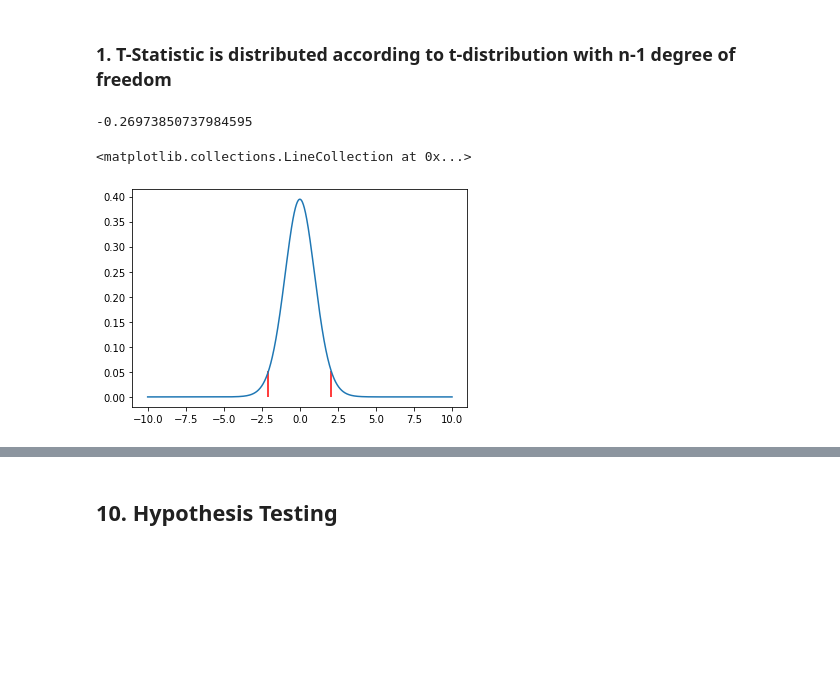
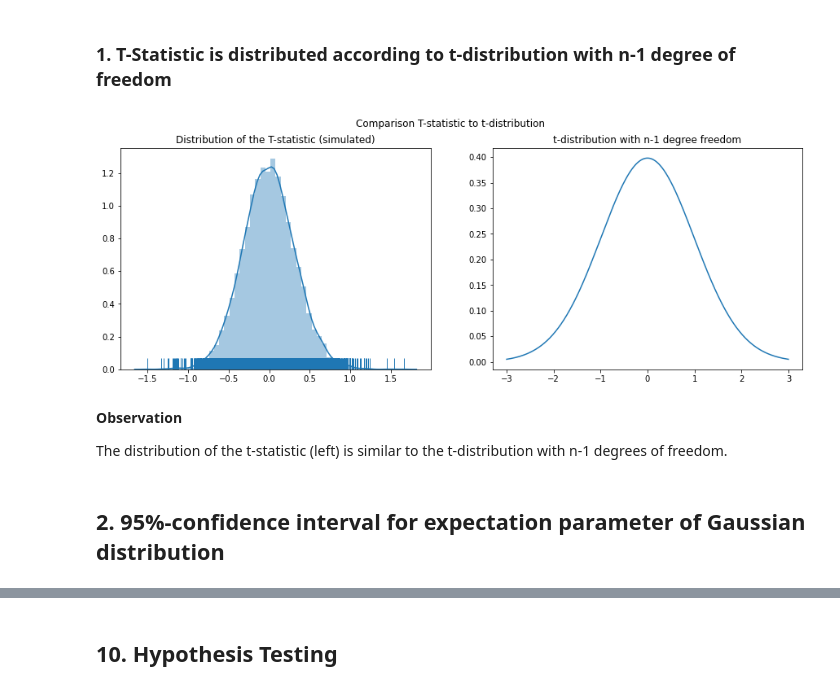
Before and after one commit to DorotheaMueller/statistics_assignments, a Jupyter notebook: ex_2.ipynb, the cells around one changed output, grey strips where cells are left out. Saved outputs shown, nothing was run; the diff lists cells and outputs as text; code cells hidden in the pictures; blank space fills up the shorter version.

```diff
--- a/ex_2.ipynb
+++ b/ex_2.ipynb
@@ -556,7 +558,14 @@ def t_test_statistic(n, sample, mu):
     """Return standard two-sided t-test statistic, slides p.22 (14)."""
     return np.sqrt(n)/np.var(sample, ddof = 1)*(np.mean(sample)-mu)
 # %%
-mu = 0
+n_samples = 10000
+mu = 5
 var = 10
 n = 100
-sample = np.random.normal(mu, np.sqrt(var), n)
+degree_freedom = n-1
+
+all_t_stats = []
+for s in range(n_samples):
+    sample = np.random.normal(mu, np.sqrt(var), n)
+    t_stat = t_test_statistic(n, sample, mu)
+    all_t_stats.append(t_stat)
@@ -565,4 +571,0 @@ t_stat = t_test_statistic(n, sample, mu)
-# %%
-t_stat
-# %% [output]
--0.26973850737984595
@@ -576,7 +572,19 @@ critical_t_score = abs(t.ppf(alpha/n_tails, degree_freedom))
-# %%
-x = np.linspace(-10, 10, 1000) # TODO: check bounds
-plt.plot(x, t.pdf(x, degree_freedom), label = 'T-distribution')
-plt.vlines([-critical_t_score, critical_t_score], 0.0, t.pdf(critical_t_score, degree_freedom), colors='r')
-# %% [output]
-<matplotlib.collections.LineCollection at 0x...>
-[figure, removed]
+# %%
+fig, axs = plt.subplots(1, 2, figsize = (15, 5))
+
+axs[0].set_title("Distribution of the T-statistic (simulated)")
+sns.distplot(all_t_stats, kde=True, rug=True, ax=axs[0])
+
+x = np.linspace(-3, 3, 1000)
+axs[1].plot(x, t.pdf(x, degree_freedom))
+axs[1].set_title("t-distribution with n-1 degree freedom")
+
+plt.suptitle("Comparison T-statistic to t-distribution");
+# %% [output]
+[figure, added]
+# %% [markdown]
+**Observation**
+
+The distribution of the t-statistic (left) is similar to the t-distribution with n-1 degrees of freedom.
+# %% [markdown]
+## 2. 95%-confidence interval for expectation parameter of Gaussian distribution
```
Also changed, not shown: parts of 8 cells of this notebook.
